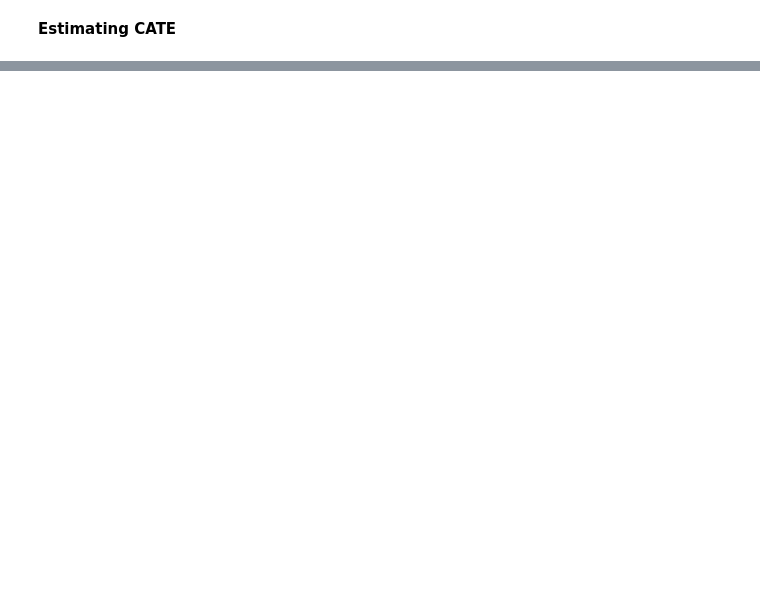
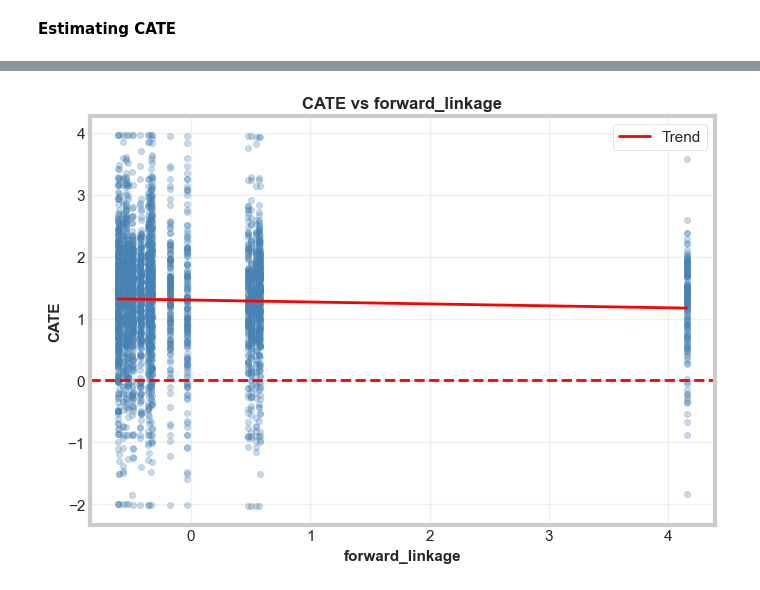
Before and after one commit to aaronmat1905/global-trade-shocks-analysis, a Jupyter notebook: notebooks/s2_causalML.ipynb, the cells around one changed output, grey strips where cells are left out. Drawn from its saved outputs; the diff is of its cells as text; code cells hidden in the pictures; blank space fills up the shorter version.

```diff
--- a/notebooks/s2_causalML.ipynb
+++ b/notebooks/s2_causalML.ipynb
@@ -582,0 +539,32 @@ Most resilient 5%: CATE > +8.89%
+# %%
+# CATE Vs. Key Feature:
+plt.figure(figsize=(7, 5))
+
+if len(X.columns) > 0:
+    feature_col = X.columns[0]
+    feature_idx = 0
+    scatter_data = pd.DataFrame({
+        'feature': X_clean[:, feature_idx],
+        'cate': cate
+    })
+    plt.scatter(scatter_data['feature'], scatter_data['cate'], alpha=0.3, s=20, color='steelblue')
+    plt.axhline(y=0, color='red', linestyle='--', linewidth=2)
+
+    z = np.polyfit(scatter_data['feature'], scatter_data['cate'], 1)
+    p = np.poly1d(z)
+    x_trend = np.linspace(scatter_data['feature'].min(), scatter_data['feature'].max(), 100)
+    plt.plot(x_trend, p(x_trend), "r-", linewidth=2, label='Trend')
+
+    plt.xlabel(feature_col, fontsize=11, fontweight='bold')
+    plt.ylabel('CATE', fontsize=11, fontweight='bold')
+    plt.title(f'CATE vs {feature_col}', fontsize=12, fontweight='bold')
+    plt.legend()
+else:
+    plt.text(0.5, 0.5, 'No features available', ha='center', va='center')
+    plt.title('Feature Analysis', fontsize=12, fontweight='bold')
+
+plt.grid(alpha=0.3)
+plt.tight_layout()
+plt.show()
+# %% [output]
+[figure, added]
```
Also changed, not shown: parts of 24 cells of this notebook, 2 other files.
